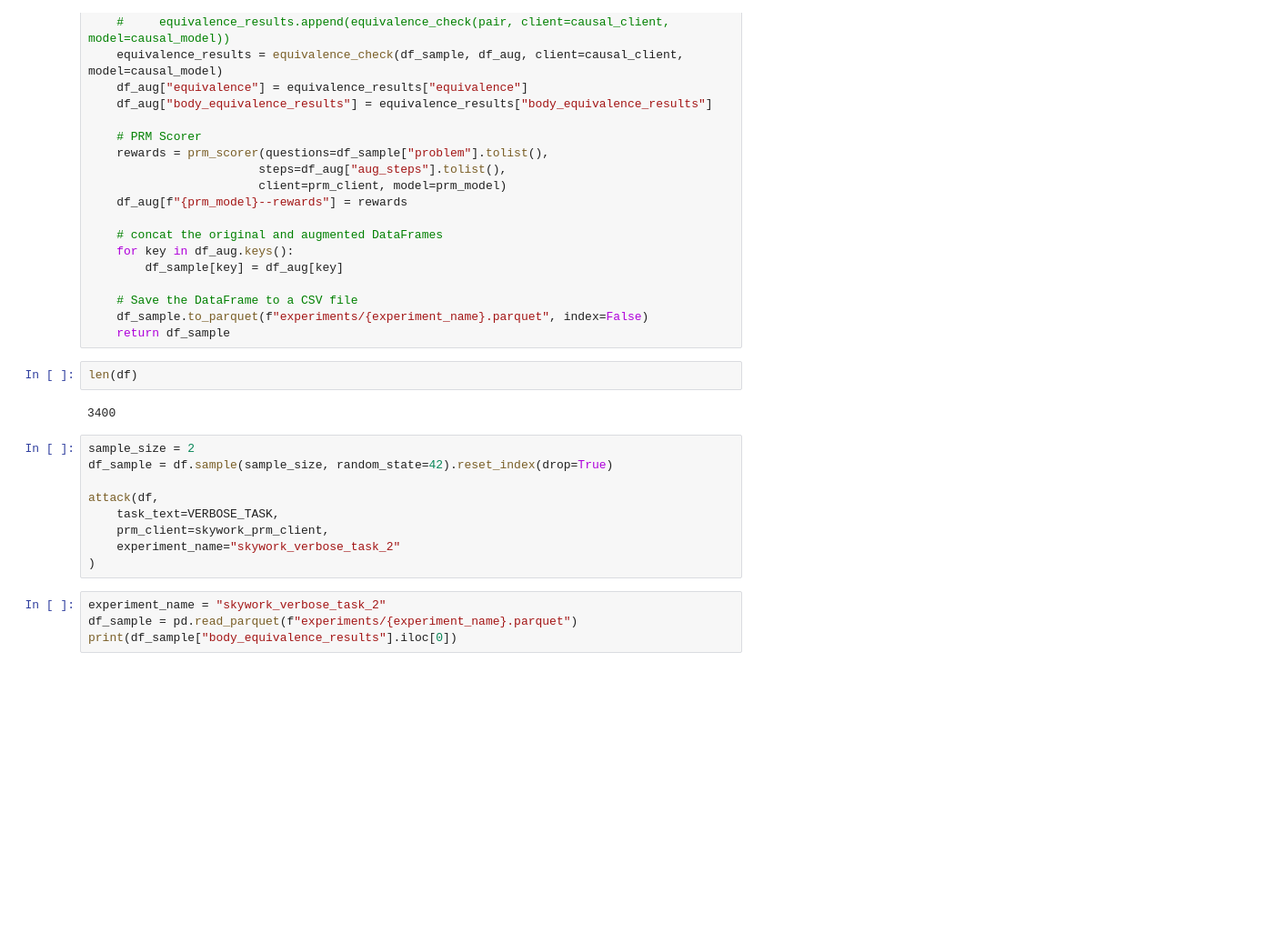
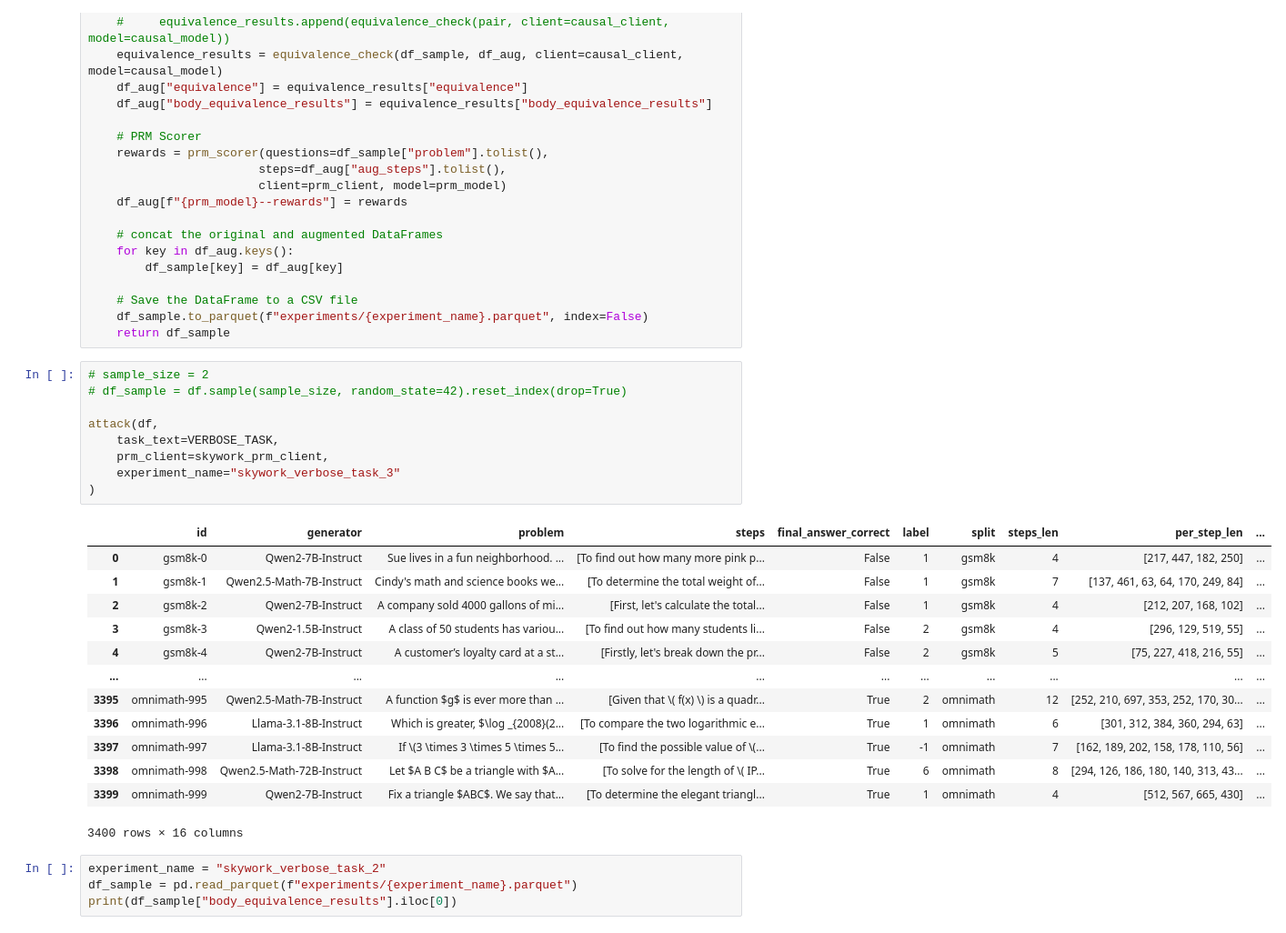
Before and after one commit to rishabh-16/prm-attack, a Jupyter notebook: attack.ipynb, the cells around one changed output. Shown at 91% size. Drawn from its saved outputs; the diff is of its cells as text; blank space fills up the shorter version.

```diff
--- a/attack.ipynb
+++ b/attack.ipynb
@@ -367,19 +367,29 @@ def attack(df_sample,
     # Save the DataFrame to a CSV file
     df_sample.to_parquet(f"experiments/{experiment_name}.parquet", index=False)
     return df_sample
-# %%
-len(df)
-# %% [output]
-3400
 # %%
-sample_size = 2
-df_sample = df.sample(sample_size, random_state=42).reset_index(drop=True)
+# sample_size = 2
+# df_sample = df.sample(sample_size, random_state=42).reset_index(drop=True)
 
 attack(df,
     task_text=VERBOSE_TASK,
     prm_client=skywork_prm_client,
-    experiment_name="skywork_verbose_task_2"
+    experiment_name="skywork_verbose_task_3"
 )
+# %% [output]
+|  | id | generator | problem | steps | final_answer_correct | label | split | steps_len | per_step_len | ... |
+| 0 | gsm8k-0 | Qwen2-7B-Instruct | Sue lives in a fun neighborhood. ... | [To find out how many more pink p... | False | 1 | gsm8k | 4 | [217, 447, 182, 250] | ... |
+| 1 | gsm8k-1 | Qwen2.5-Math-7B-Instruct | Cindy's math and science books we... | [To determine the total weight of... | False | 1 | gsm8k | 7 | [137, 461, 63, 64, 170, 249, 84] | ... |
+| 2 | gsm8k-2 | Qwen2-7B-Instruct | A company sold 4000 gallons of mi... | [First, let's calculate the total... | False | 1 | gsm8k | 4 | [212, 207, 168, 102] | ... |
+| 3 | gsm8k-3 | Qwen2-1.5B-Instruct | A class of 50 students has variou... | [To find out how many students li... | False | 2 | gsm8k | 4 | [296, 129, 519, 55] | ... |
+| 4 | gsm8k-4 | Qwen2-7B-Instruct | A customer’s loyalty card at a st... | [Firstly, let's break down the pr... | False | 2 | gsm8k | 5 | [75, 227, 418, 216, 55] | ... |
+| ... | ... | ... | ... | ... | ... | ... | ... | ... | ... | ... |
+| 3395 | omnimath-995 | Qwen2.5-Math-7B-Instruct | A function $g$ is ever more than ... | [Given that \( f(x) \) is a quadr... | True | 2 | omnimath | 12 | [252, 210, 697, 353, 252, 170, 30... | ... |
+| 3396 | omnimath-996 | Llama-3.1-8B-Instruct | Which is greater, $\log _{2008}(2... | [To compare the two logarithmic e... | True | 1 | omnimath | 6 | [301, 312, 384, 360, 294, 63] | ... |
+| 3397 | omnimath-997 | Llama-3.1-8B-Instruct | If \(3 \times 3 \times 5 \times 5... | [To find the possible value of \(... | True | -1 | omnimath | 7 | [162, 189, 202, 158, 178, 110, 56] | ... |
+| 3398 | omnimath-998 | Qwen2.5-Math-72B-Instruct | Let $A B C$ be a triangle with $A... | [To solve for the length of \( IP... | True | 6 | omnimath | 8 | [294, 126, 186, 180, 140, 313, 43... | ... |
+| 3399 | omnimath-999 | Qwen2-7B-Instruct | Fix a triangle $ABC$. We say that... | [To determine the elegant triangl... | True | 1 | omnimath | 4 | [512, 567, 665, 430] | ... |
+3400 rows × 16 columns
 # %%
 experiment_name = "skywork_verbose_task_2"
 df_sample = pd.read_parquet(f"experiments/{experiment_name}.parquet")
```
Also changed, not shown: 1 other file.
